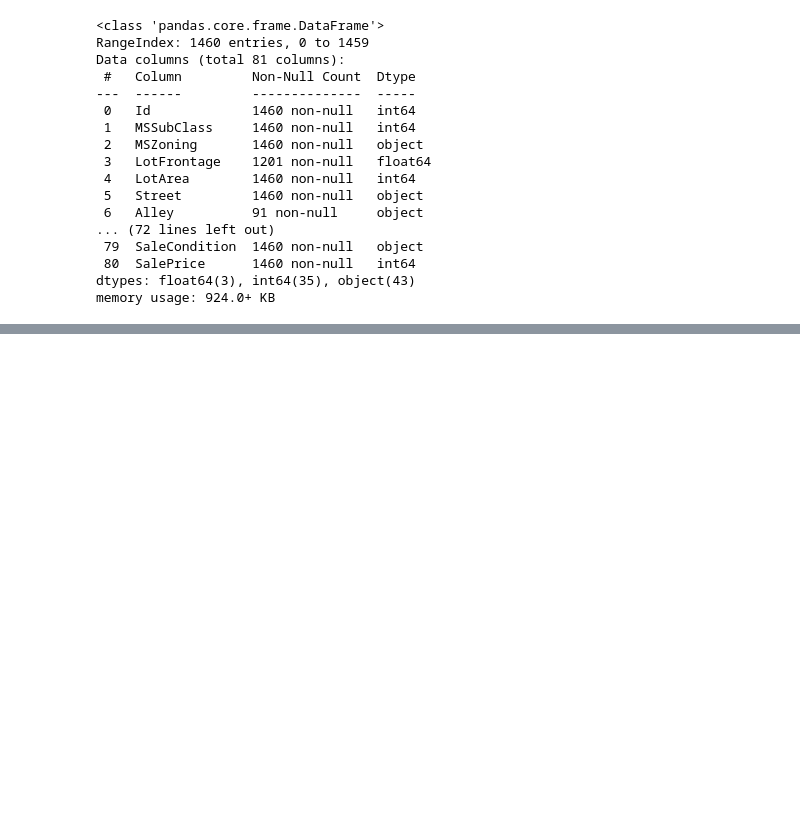
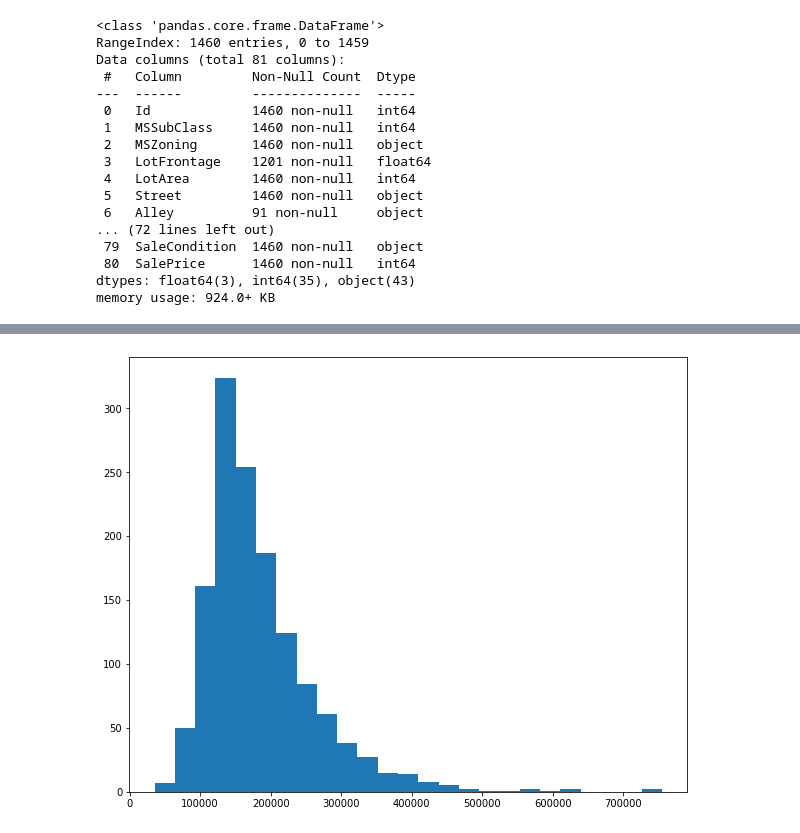
Before and after one commit to krissupervizz/regression_kaggle_competition, a Jupyter notebook: notebooks/draft.ipynb, the cells around one changed output, grey strips where cells are left out. Cells and saved outputs as stored; diff of their text form; code cells hidden in the pictures; blank space fills up the shorter version.

```diff
--- a/notebooks/draft.ipynb
+++ b/notebooks/draft.ipynb
@@ -175,4 +192,4 @@ def preprocess_cat_col(df: pd.DataFrame) -> pd.DataFrame:
 # %%
-train_data = drop_id(train_data)
+train_data = preprocess_data(train_data)
 # %%
 train_data, target_data = extract_target(train_data)
@@ -551,0 +245,5 @@ train_process_data
+# %%
+plt.figure(figsize=(10, 8))
+plt.hist(target_data, bins=25);
+# %% [output]
+[figure, added]
```
Also changed, not shown: parts of 68 cells of this notebook, 22 other files.
